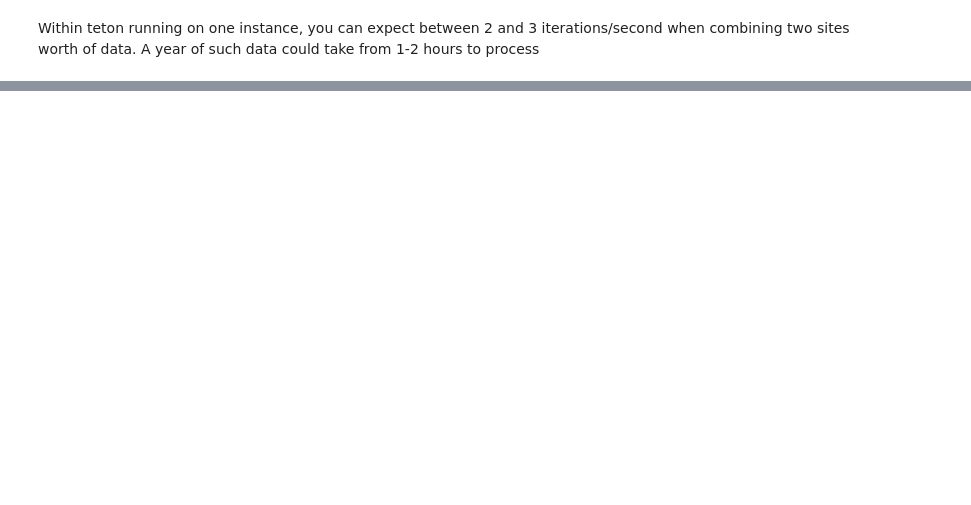
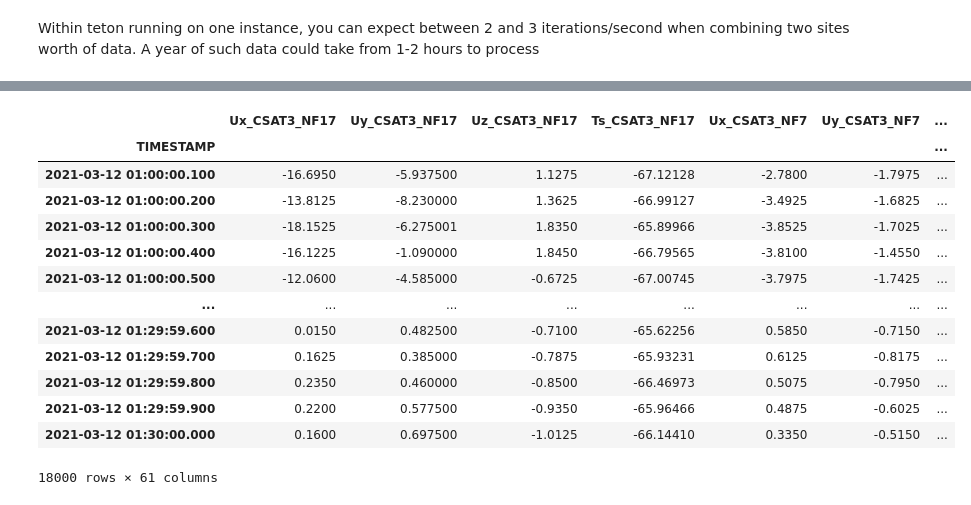
Before and after one commit to EwersLabUWyo/Chimney-Park-Reprocessing, a Jupyter notebook: Process_from_Converted.ipynb, the cells around one changed output, grey strips where cells are left out. Drawn from its saved outputs; the diff is of its cells as text; code cells hidden in the pictures; blank space fills up the shorter version.

Commit message:
improved flag processing

```diff
--- a/Process_from_Converted.ipynb
+++ b/Process_from_Converted.ipynb
@@ -21,13 +21,12 @@ metadata_fn = "/Volumes/TempData/Bretfeld Mario/Chimney/Site Information/Changel
 file_length = 30
 acq_freq = 10
 start_time = "2021-03-12 00:00"
-end_time = "2021-03-12 6:00"
+end_time = "2021-03-12 01:00"
 site_names = ["NF17", "NF3", "SF4", "SF7", "UF3"]#, "NF3"]
 out_dir = "/Volumes/TempData/Bretfeld Mario/Chimney-Park-Reprocessing-Sandbox/Alex Work/Bad/Chimney/EC Processing/Combined/Fast/Standardized"
 # %%
-processor = fast_processing_engine(converted_dirs, file_length, acq_freq, start_time, end_time, site_names, out_dir)
-processor.process_fast_files()
-processor.summary.to_netcdf('summary.nc')
+tester = fast_processing_engine(converted_dirs, file_length, acq_freq, start_time, end_time, site_names, out_dir)
+dat = tester.process_fast_files()
 # %% [output]
 exists
 Processing data from...
@@ -136,0 +130,17 @@ plt.suptitle('NaN %');
+# %%
+10*np.ones((18000, 1))*dat
+# %% [output]
+|  | Ux_CSAT3_NF17 | Uy_CSAT3_NF17 | Uz_CSAT3_NF17 | Ts_CSAT3_NF17 | Ux_CSAT3_NF7 | Uy_CSAT3_NF7 | ... |
+| TIMESTAMP |  |  |  |  |  |  | ... |
+| 2021-03-12 01:00:00.100 | -16.6950 | -5.937500 | 1.1275 | -67.12128 | -2.7800 | -1.7975 | ... |
+| 2021-03-12 01:00:00.200 | -13.8125 | -8.230000 | 1.3625 | -66.99127 | -3.4925 | -1.6825 | ... |
+| 2021-03-12 01:00:00.300 | -18.1525 | -6.275001 | 1.8350 | -65.89966 | -3.8525 | -1.7025 | ... |
+| 2021-03-12 01:00:00.400 | -16.1225 | -1.090000 | 1.8450 | -66.79565 | -3.8100 | -1.4550 | ... |
+| 2021-03-12 01:00:00.500 | -12.0600 | -4.585000 | -0.6725 | -67.00745 | -3.7975 | -1.7425 | ... |
+| ... | ... | ... | ... | ... | ... | ... | ... |
+| 2021-03-12 01:29:59.600 | 0.0150 | 0.482500 | -0.7100 | -65.62256 | 0.5850 | -0.7150 | ... |
+| 2021-03-12 01:29:59.700 | 0.1625 | 0.385000 | -0.7875 | -65.93231 | 0.6125 | -0.8175 | ... |
+| 2021-03-12 01:29:59.800 | 0.2350 | 0.460000 | -0.8500 | -66.46973 | 0.5075 | -0.7950 | ... |
+| 2021-03-12 01:29:59.900 | 0.2200 | 0.577500 | -0.9350 | -65.96466 | 0.4875 | -0.6025 | ... |
+| 2021-03-12 01:30:00.000 | 0.1600 | 0.697500 | -1.0125 | -66.14410 | 0.3350 | -0.5150 | ... |
+18000 rows × 61 columns
```
Also changed, not shown: parts of 13 cells of this notebook, 7 other files.
